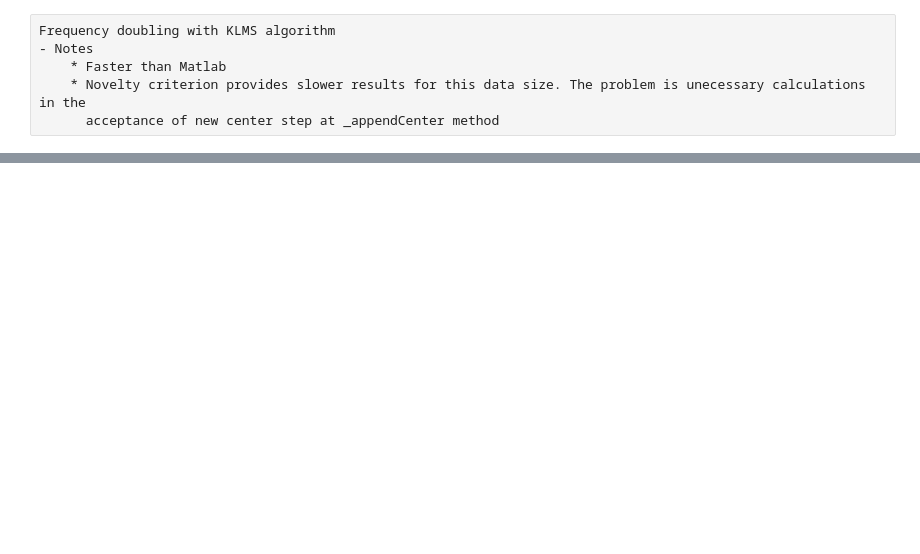
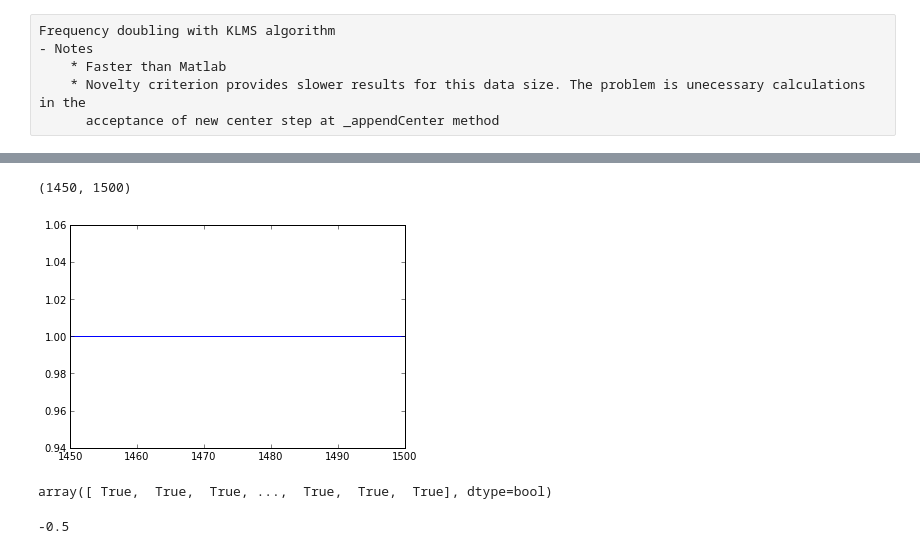
Before and after one commit to EderSantana/adaptive_kernel_methods, a Jupyter notebook: KLMS example.ipynb, the cells around one changed output, grey strips where cells are left out. Saved outputs shown, nothing was run; the diff lists cells and outputs as text; code cells hidden in the pictures; blank space fills up the shorter version.

```diff
--- a/KLMS example.ipynb
+++ b/KLMS example.ipynb
@@ -53,0 +55,14 @@ klms.centers_.shape
+# %%
+plot(d)
+xlim([1450, 1500])
+# %% [output]
+(1450, 1500)
+[figure, added]
+# %%
+np.array(d)
+# %% [output]
+array([ True,  True,  True, ...,  True,  True,  True], dtype=bool)
+# %%
+False - 0.5
+# %% [output]
+-0.5
```
Also changed, not shown: parts of 4 cells of this notebook, 5 other files.
